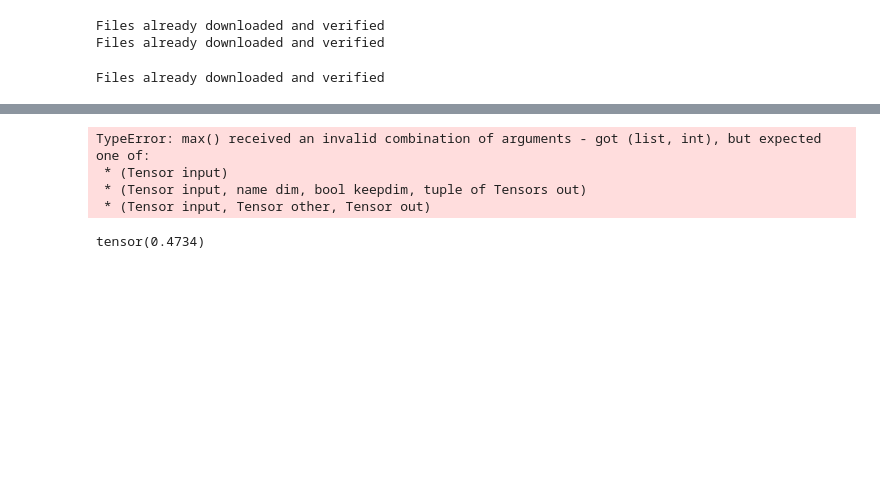
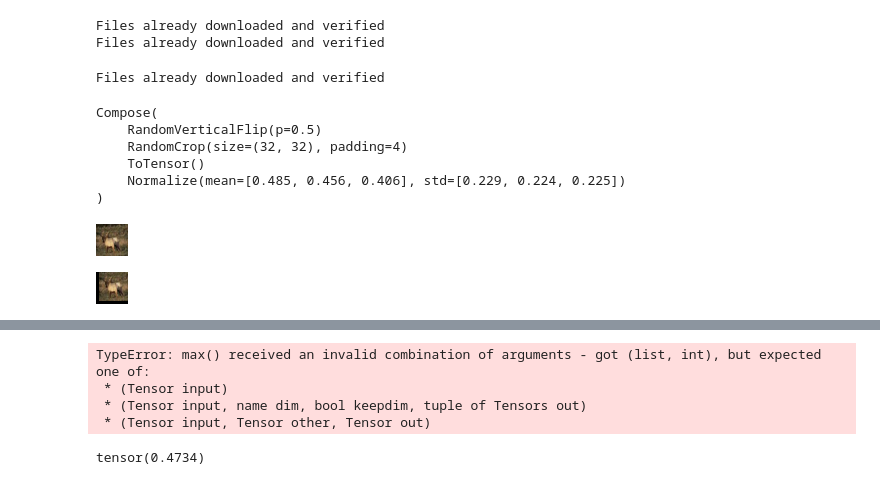
Before and after one commit to tdtce/BatchNorm_params_training, a Jupyter notebook: Untitled.ipynb, the cells around one changed output, grey strips where cells are left out. Saved outputs shown, nothing was run; the diff lists cells and outputs as text; code cells hidden in the pictures; blank space fills up the shorter version.

```diff
--- a/Untitled.ipynb
+++ b/Untitled.ipynb
@@ -53,3 +53,16 @@ config.update({"test_dataloader" : test_dataloader})
 Files already downloaded and verified
 # %%
 config.update({"train_dataloader" : train_dataloader})
+# %%
+from PIL import Image
+from matplotlib import cm
+im = Image.fromarray(np.uint8(train_dataloader.dataset.data[3]))
+# %%
+train_dataloader.dataset.transform
+# %% [output]
+Compose(
+    RandomVerticalFlip(p=0.5)
+    RandomCrop(size=(32, 32), padding=4)
+    ToTensor()
+    Normalize(mean=[0.485, 0.456, 0.406], std=[0.229, 0.224, 0.225])
+)
@@ -55,0 +74,8 @@ config.update({"train_dataloader" : train_dataloader})
+# %%
+im
+# %% [output]
+[figure, added]
+# %%
+q(im)
+# %% [output]
+[figure, added]
```
Also changed, not shown: parts of 19 cells of this notebook, 4 other files.
